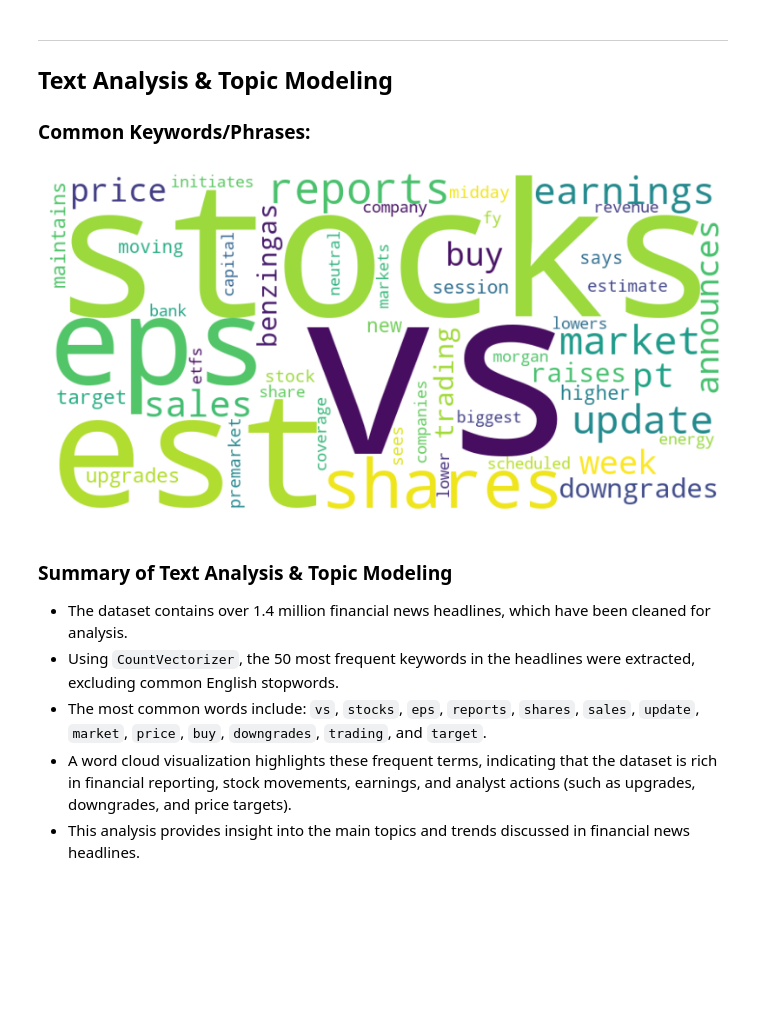
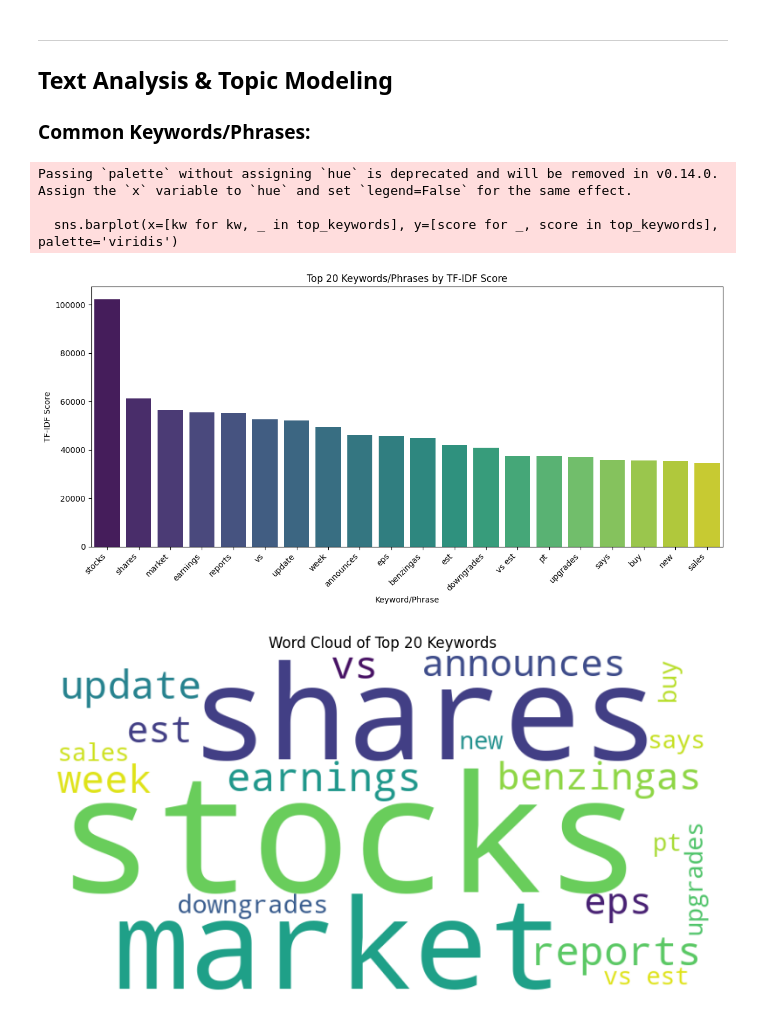
Before and after one commit to OliyadTeshome/News_Sentiment_Driven_Price_Prediction, a Jupyter notebook: notebooks/text_analysis.ipynb, the cells around one changed output. Cells and saved outputs as stored; diff of their text form; code cells hidden in the pictures; blank space fills up the shorter version.

```diff
--- a/notebooks/text_analysis.ipynb
+++ b/notebooks/text_analysis.ipynb
@@ -27,31 +27,48 @@ df.head()
 ---
 ## **Text Analysis & Topic Modeling**
 ### **Common Keywords/Phrases:**
-# %%
-from wordcloud import WordCloud
-from sklearn.feature_extraction.text import CountVectorizer
-
-# Clean headlines
-df['cleaned_headline'] = df['headline'].apply(lambda x: re.sub(r'[^a-zA-Z ]', '', str(x).lower()))
-
-# Use CountVectorizer to find most frequent words
-vectorizer = CountVectorizer(stop_words='english', max_features=50)
-X = vectorizer.fit_transform(df['cleaned_headline'])
-word_freq = dict(zip(vectorizer.get_feature_names_out(), X.toarray().sum(axis=0)))
-
-# Display word cloud
-plt.figure(figsize=(10, 6))
-wc = WordCloud(width=800, height=400, background_color='white').generate_from_frequencies(word_freq)
-plt.imshow(wc, interpolation='bilinear')
-plt.axis('off')
-plt.show()
-# %% [output]
-[figure, removed]
-# %% [markdown]
-### **Summary of Text Analysis & Topic Modeling**
-
-- The dataset contains over 1.4 million financial news headlines, which have been cleaned for analysis.
-- Using `CountVectorizer`, the 50 most frequent keywords in the headlines were extracted, excluding common English stopwords.
-- The most common words include: `vs`, `stocks`, `eps`, `reports`, `shares`, `sales`, `update`, `market`, `price`, `buy`, `downgrades`, `trading`, and `target`.
-- A word cloud visualization highlights these frequent terms, indicating that the dataset is rich in financial reporting, stock movements, earnings, and analyst actions (such as upgrades, downgrades, and price targets).
-- This analysis provides insight into the main topics and trends discussed in financial news headlines.
+# %%
+# Transform the cleaned headlines using the provided tfidf vectorizer
+df['cleaned_headline'] = df['headline'].apply(lambda x: re.sub(r'[^a-zA-Z ]', '', str(x).lower()))
+tfidf_matrix = tfidf.fit_transform(df['cleaned_headline'])
+
+# Get feature names and sum TF-IDF scores
+feature_names = tfidf.get_feature_names_out()
+tfidf_scores = tfidf_matrix.sum(axis=0).A1
+tfidf_dict = dict(zip(feature_names, tfidf_scores))
+
+# Get top 20 keywords/phrases
+top_n = 20
+top_keywords = sorted(tfidf_dict.items(), key=lambda x: x[1], reverse=True)[:top_n]
+
+# Plot
+plt.figure(figsize=(12, 6))
+sns.barplot(x=[kw for kw, _ in top_keywords], y=[score for _, score in top_keywords], palette='viridis')
+plt.xticks(rotation=45, ha='right')
+plt.title('Top 20 Keywords/Phrases by TF-IDF Score')
+plt.ylabel('TF-IDF Score')
+plt.xlabel('Keyword/Phrase')
+plt.tight_layout()
+plt.show()
+
+from wordcloud import WordCloud
+
+# Prepare data for word cloud: convert top_keywords to dict
+top_keywords_dict = dict(top_keywords)
+
+# Generate word cloud
+wc = WordCloud(width=800, height=400, background_color='white', colormap='viridis')
+wc.generate_from_frequencies(top_keywords_dict)
+
+# Display the word cloud
+plt.figure(figsize=(10, 5))
+plt.imshow(wc, interpolation='bilinear')
+plt.axis('off')
+plt.title('Word Cloud of Top 20 Keywords')
+plt.show()
+# %% [output]
+Passing `palette` without assigning `hue` is deprecated and will be removed in v0.14.0. Assign the `x` variable to `hue` and set `legend=False` for the same effect.
+
+  sns.barplot(x=[kw for kw, _ in top_keywords], y=[score for _, score in top_keywords], palette='viridis')
+[figure, added]
+[figure, added]
```
Also changed, not shown: parts of 1 cell of this notebook, 3 other files.
